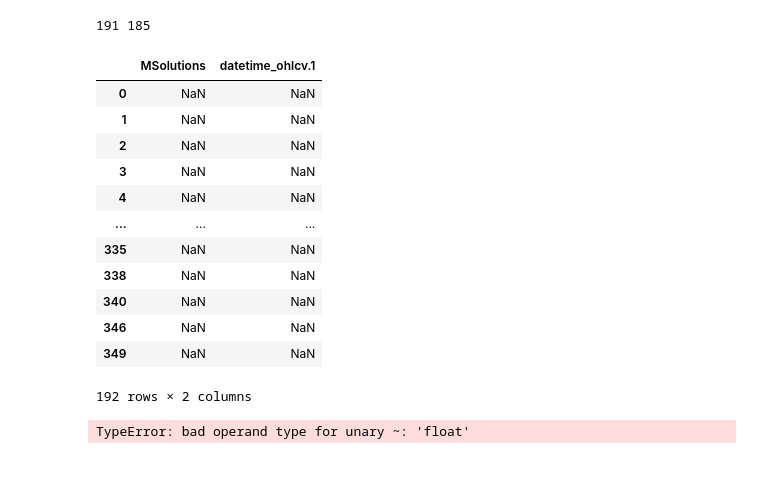
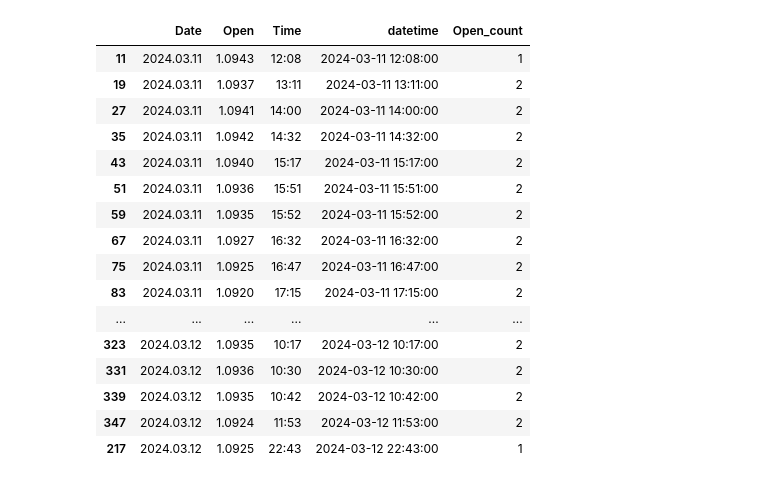
Before and after one commit to lilfetz22/Trading, a Jupyter notebook: Avg_spread.ipynb, the cells around one changed output. Drawn from its saved outputs; the diff is of its cells as text; code cells hidden in the pictures.

```diff
--- a/Avg_spread.ipynb
+++ b/Avg_spread.ipynb
@@ -48,3 +26,8 @@ open_bars_datetime_close.head(10)
+# %%
+nova_open_bars = open_bars.loc[:, ['Nova', 'datetime_ohlcv']]
+msolutions_open_bars = open_bars.loc[:, ['MSolutions', 'datetime_ohlcv.1']]
+# drop nulls in the "MSolutions" column
+msolutions_open_bars_no_na = msolutions_open_bars.dropna(subset=['MSolutions'])
 # %%
 def massaging_df(df, name_col, datetime_col):
     # remove any rows in name_col that contain the word "EURUSD"
@@ -96,32 +64,27 @@ Name: MSolutions, Length: 192, dtype: object
-# %%
-#remove nulls from the 'MSolutions' column
-msolutions_open_bars_no_dups_na_dropped = msolutions_open_bars_no_dups.dropna()
-print(msolutions_open_bars_no_dups.MSolutions.count(), msolutions_open_bars_no_dups_na_dropped.MSolutions.count())
-# msolutions_open_bars_no_dups[~msolutions_open_bars_no_dups['MSolutions'].str.contains('EURUSD')]
-msolutions_open_bars_no_dups[msolutions_open_bars_no_dups.isna()]
-# %% [output]
-191 185
-|  | MSolutions | datetime_ohlcv.1 |
-| 0 | NaN | NaN |
-| 1 | NaN | NaN |
-| 2 | NaN | NaN |
-| 3 | NaN | NaN |
-| 4 | NaN | NaN |
-| ... | ... | ... |
-| 335 | NaN | NaN |
-| 338 | NaN | NaN |
-| 340 | NaN | NaN |
-| 346 | NaN | NaN |
-| 349 | NaN | NaN |
-192 rows × 2 columns
 # %%
 import warnings
 warnings.filterwarnings('ignore')
-# nova_df = massaging_df(nova_open_bars, 'Nova', 'datetime_ohlcv')
-msolutions_df = massaging_df(msolutions_open_bars_no_dups, 'MSolutions', 'datetime_ohlcv.1')
+nova_df = massaging_df(nova_open_bars, 'Nova', 'datetime_ohlcv')
+msolutions_df = massaging_df(msolutions_open_bars_no_na, 'MSolutions', 'datetime_ohlcv.1')
 msolutions_df
 # %% [output]
-TypeError: bad operand type for unary ~: 'float'
+|  | Date | Open | Time | datetime | Open_count |
+| 11 | 2024.03.11 | 1.0943 | 12:08 | 2024-03-11 12:08:00 | 1 |
+| 19 | 2024.03.11 | 1.0937 | 13:11 | 2024-03-11 13:11:00 | 2 |
+| 27 | 2024.03.11 | 1.0941 | 14:00 | 2024-03-11 14:00:00 | 2 |
+| 35 | 2024.03.11 | 1.0942 | 14:32 | 2024-03-11 14:32:00 | 2 |
+| 43 | 2024.03.11 | 1.0940 | 15:17 | 2024-03-11 15:17:00 | 2 |
+| 51 | 2024.03.11 | 1.0936 | 15:51 | 2024-03-11 15:51:00 | 2 |
+| 59 | 2024.03.11 | 1.0935 | 15:52 | 2024-03-11 15:52:00 | 2 |
+| 67 | 2024.03.11 | 1.0927 | 16:32 | 2024-03-11 16:32:00 | 2 |
+| 75 | 2024.03.11 | 1.0925 | 16:47 | 2024-03-11 16:47:00 | 2 |
+| 83 | 2024.03.11 | 1.0920 | 17:15 | 2024-03-11 17:15:00 | 2 |
+| ... | ... | ... | ... | ... | ... |
+| 323 | 2024.03.12 | 1.0935 | 10:17 | 2024-03-12 10:17:00 | 2 |
+| 331 | 2024.03.12 | 1.0936 | 10:30 | 2024-03-12 10:30:00 | 2 |
+| 339 | 2024.03.12 | 1.0935 | 10:42 | 2024-03-12 10:42:00 | 2 |
+| 347 | 2024.03.12 | 1.0924 | 11:53 | 2024-03-12 11:53:00 | 2 |
+| 217 | 2024.03.12 | 1.0925 | 22:43 | 2024-03-12 22:43:00 | 1 |
 # %%
 nova_df
 # %% [output]
```
Also changed, not shown: parts of 20 cells of this notebook, 1 other file.
